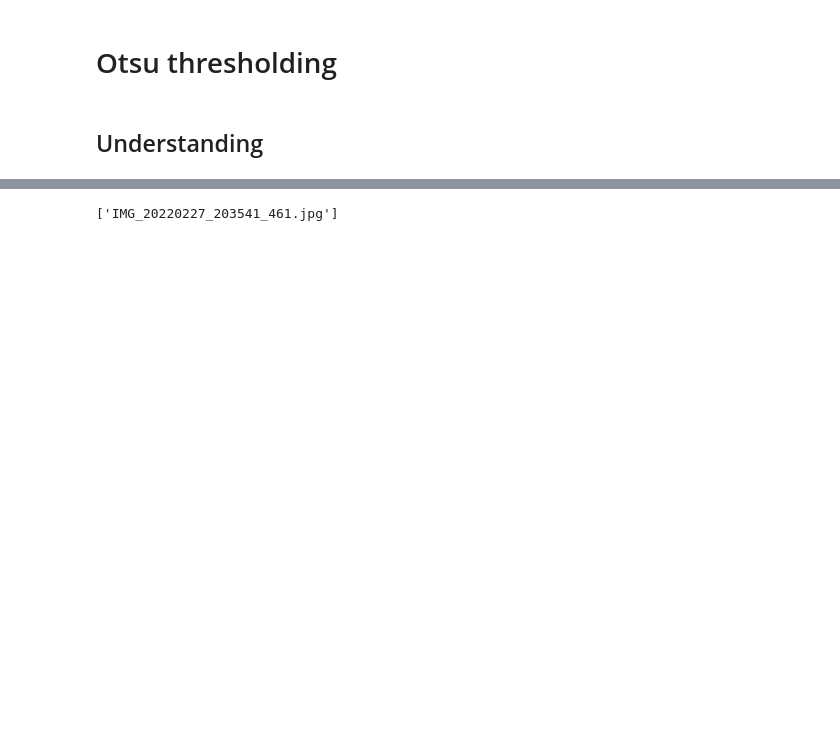
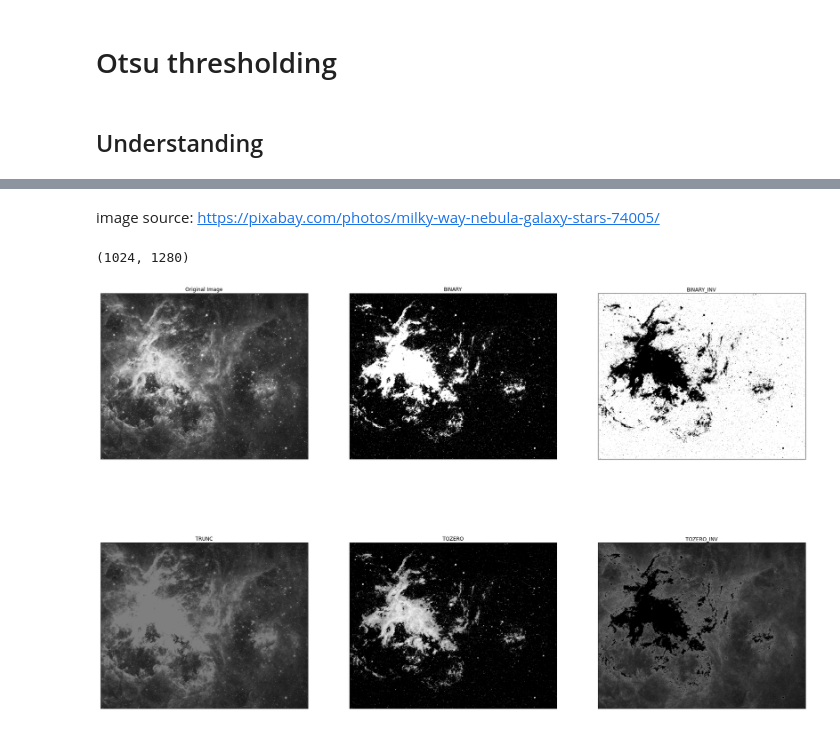
Before and after one commit to yellofi/image_processing, a Jupyter notebook: otsu_thresholding.ipynb, the cells around one changed output, grey strips where cells are left out. Saved outputs shown, nothing was run; the diff lists cells and outputs as text; code cells hidden in the pictures; blank space fills up the shorter version.

```diff
--- a/otsu_thresholding.ipynb
+++ b/otsu_thresholding.ipynb
@@ -23,9 +23,31 @@ http://www.labbookpages.co.uk/software/imgProc/otsuThreshold.html#:~:text=Otsu's
 <br>
-# %%
-import os
-
-os.listdir("/home/yshwang/data/image_processing")
-# %% [output]
-['IMG_20220227_203541_461.jpg']
+# %% [markdown]
+image source: https://pixabay.com/photos/milky-way-nebula-galaxy-stars-74005/
 # %%
 import cv2
+import numpy as np
+from matplotlib import pyplot as plt
+
+
+current_dir = '/home/yshwang/algorithm/image_processing'
+img = cv2.imread(current_dir + '/image/milky-way-g347b5618f_1280.jpg', 0)
+
+print(img.shape)
+
+ret,thresh1 = cv2.threshold(img,127,255,cv2.THRESH_BINARY)
+ret,thresh2 = cv2.threshold(img,127,255,cv2.THRESH_BINARY_INV)
+ret,thresh3 = cv2.threshold(img,127,255,cv2.THRESH_TRUNC)
+ret,thresh4 = cv2.threshold(img,127,255,cv2.THRESH_TOZERO)
+ret,thresh5 = cv2.threshold(img,127,255,cv2.THRESH_TOZERO_INV)
+titles = ['Original Image','BINARY','BINARY_INV','TRUNC','TOZERO','TOZERO_INV']
+images = [img, thresh1, thresh2, thresh3, thresh4, thresh5]
+
+plt.figure(figsize=(30, 20))
+for i in range(6):
+    plt.subplot(2,3,i+1),plt.imshow(images[i],'gray',vmin=0,vmax=255)
+    plt.title(titles[i])
+    plt.xticks([]),plt.yticks([])
+plt.show()
+# %% [output]
+(1024, 1280)
+[figure, added]
```
Also changed, not shown: parts of 4 cells of this notebook, 2 other files.
